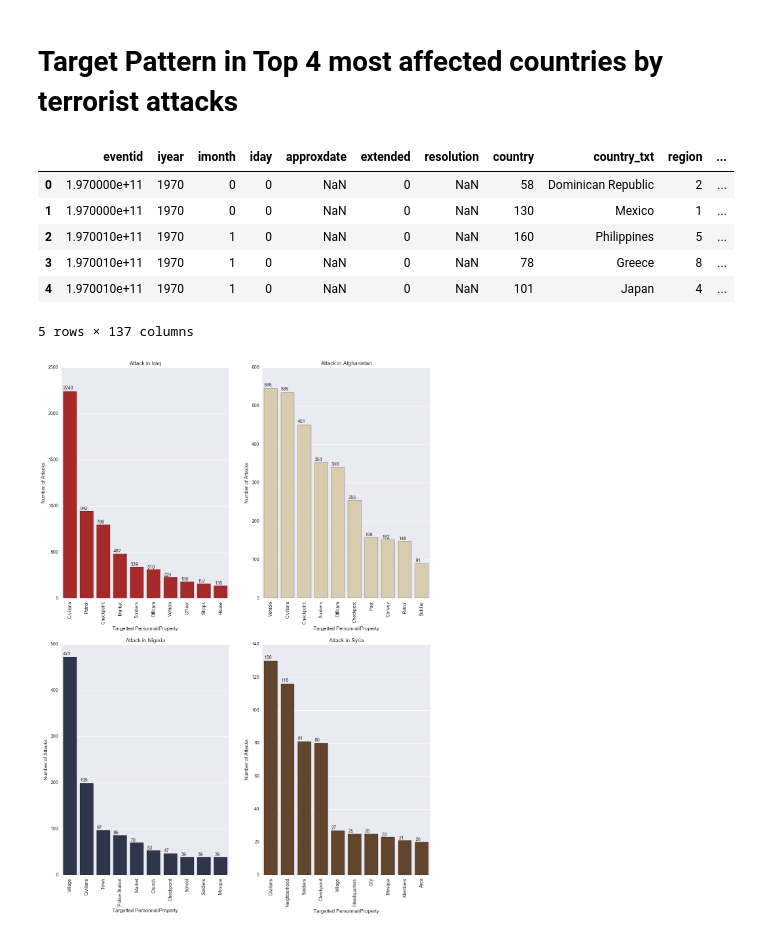
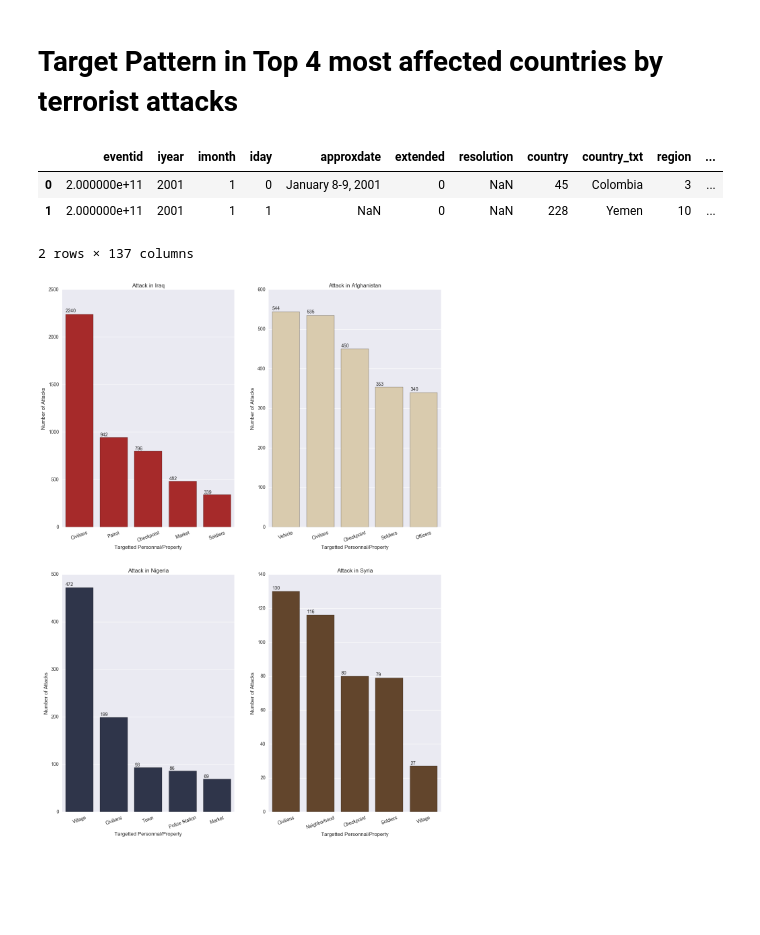
Before and after one commit to prashantvikramsingh/Data-Analysis-using-Python, a Jupyter notebook: final/analysis/ana_5.ipynb, the cells around one changed output. Cells and saved outputs as stored; diff of their text form; code cells hidden in the pictures; blank space fills up the shorter version.

```diff
--- a/final/analysis/ana_5.ipynb
+++ b/final/analysis/ana_5.ipynb
@@ -18,13 +19,10 @@ data_path = home_path+"\\final\\Data\\*"
 for file in glob.glob(data_path):
     with open(file, errors='ignore') as source:
         ana_5_data=pd.read_csv(source, low_memory=False, encoding='ISO-8859-1')
-ana_5_data.head()
+ana_5_data.head(2)
 # %% [output]
 |  | eventid | iyear | imonth | iday | approxdate | extended | resolution | country | country_txt | region | ... |
-| 0 | 1.970000e+11 | 1970 | 0 | 0 | NaN | 0 | NaN | 58 | Dominican Republic | 2 | ... |
-| 1 | 1.970000e+11 | 1970 | 0 | 0 | NaN | 0 | NaN | 130 | Mexico | 1 | ... |
-| 2 | 1.970010e+11 | 1970 | 1 | 0 | NaN | 0 | NaN | 160 | Philippines | 5 | ... |
-| 3 | 1.970010e+11 | 1970 | 1 | 0 | NaN | 0 | NaN | 78 | Greece | 8 | ... |
-| 4 | 1.970010e+11 | 1970 | 1 | 0 | NaN | 0 | NaN | 101 | Japan | 4 | ... |
+| 0 | 2.000000e+11 | 2001 | 1 | 0 | January 8-9, 2001 | 0 | NaN | 45 | Colombia | 3 | ... |
+| 1 | 2.000000e+11 | 2001 | 1 | 1 | NaN | 0 | NaN | 228 | Yemen | 10 | ... |
-5 rows × 137 columns
+2 rows × 137 columns
 # %%
@@ -42,41 +40,49 @@ data_syria=data[(data.country_txt == 'Syria') & (data.target1 != 'Unknown')].gro
 # %%
+# Creating the subplots
 fig = plt.figure()
 ax1 = fig.add_subplot(2, 2, 1)
 ax2 = fig.add_subplot(2, 2, 2)
 ax3 = fig.add_subplot(2, 2, 3)
 ax4 = fig.add_subplot(2, 2, 4)
 
-ax1 = sns.barplot(x="target1", y="Attacks", data=data_iraq, ax=ax1, color="#bb1515")
+# Plotting the number of attacks for each targetted Personnal/Property in Iraq
+ax1 = sns.barplot(x="target1", y="Attacks", data=data_iraq.head(5), ax=ax1, color="#bb1515")
 ax1.set_title('Attack in Iraq')
 ax1.set_xlabel("Targetted Personnal/Property")
 ax1.set_ylabel("Number of Attacks")
 
-ax2 = sns.barplot(x="target1", y="Attacks", data=data_afghanistan, ax=ax2, color="#e0cda7")
+# Plotting the number of attacks for each targetted Personnal/Property in Afghanistan
+ax2 = sns.barplot(x="target1", y="Attacks", data=data_afghanistan.head(5), ax=ax2, color="#e0cda7")
 ax2.set_title('Attack in Afghanistan')
 ax2.set_xlabel("Targetted Personnal/Property")
 ax2.set_ylabel("Number of Attacks")
 
-ax3 = sns.barplot(x="target1", y="Attacks", data=data_nigeria, ax=ax3, color="#2a334f")
+# Plotting the number of attacks for each targetted Personnal/Property in Nigeria
+ax3 = sns.barplot(x="target1", y="Attacks", data=data_nigeria.head(5), ax=ax3, color="#2a334f")
 ax3.set_title('Attack in Nigeria')
 ax3.set_xlabel("Targetted Personnal/Property")
 ax3.set_ylabel("Number of Attacks")
 
-ax4 = sns.barplot(x="target1", y="Attacks", data=data_syria, ax=ax4, color="#6b4423")
+# Plotting the number of attacks for each targetted Personnal/Property in Syria
+ax4 = sns.barplot(x="target1", y="Attacks", data=data_syria.head(5), ax=ax4, color="#6b4423")
 ax4.set_title('Attack in Syria')
 ax4.set_xlabel("Targetted Personnal/Property")
 ax4.set_ylabel("Number of Attacks")
 
+# Adjusting the graph
 plt.subplots_adjust(right=2, top=4)
 
-
+# Rotating the values on x axis to avoid overlapping
 for ax in fig.axes:
     plt.sca(ax)
-    plt.xticks(rotation=90)
+    plt.xticks(rotation=20)
 
+# Displaying attack count on top of each bar
 for ax in fig.axes:
     for p in ax.patches:
         ax.annotate(str(round(p.get_height())), (p.get_x() * 1.005, p.get_height() * 1.005), ha='left', va='bottom')
 
+# Saving the plot in png format
 plt.savefig('ana_5\\top4propertyattack.png', bbox_inches='tight')
 # %% [output]
-[figure, old version]
+[figure, new version]
```
Also changed, not shown: parts of 3 cells of this notebook, 10 other files.
